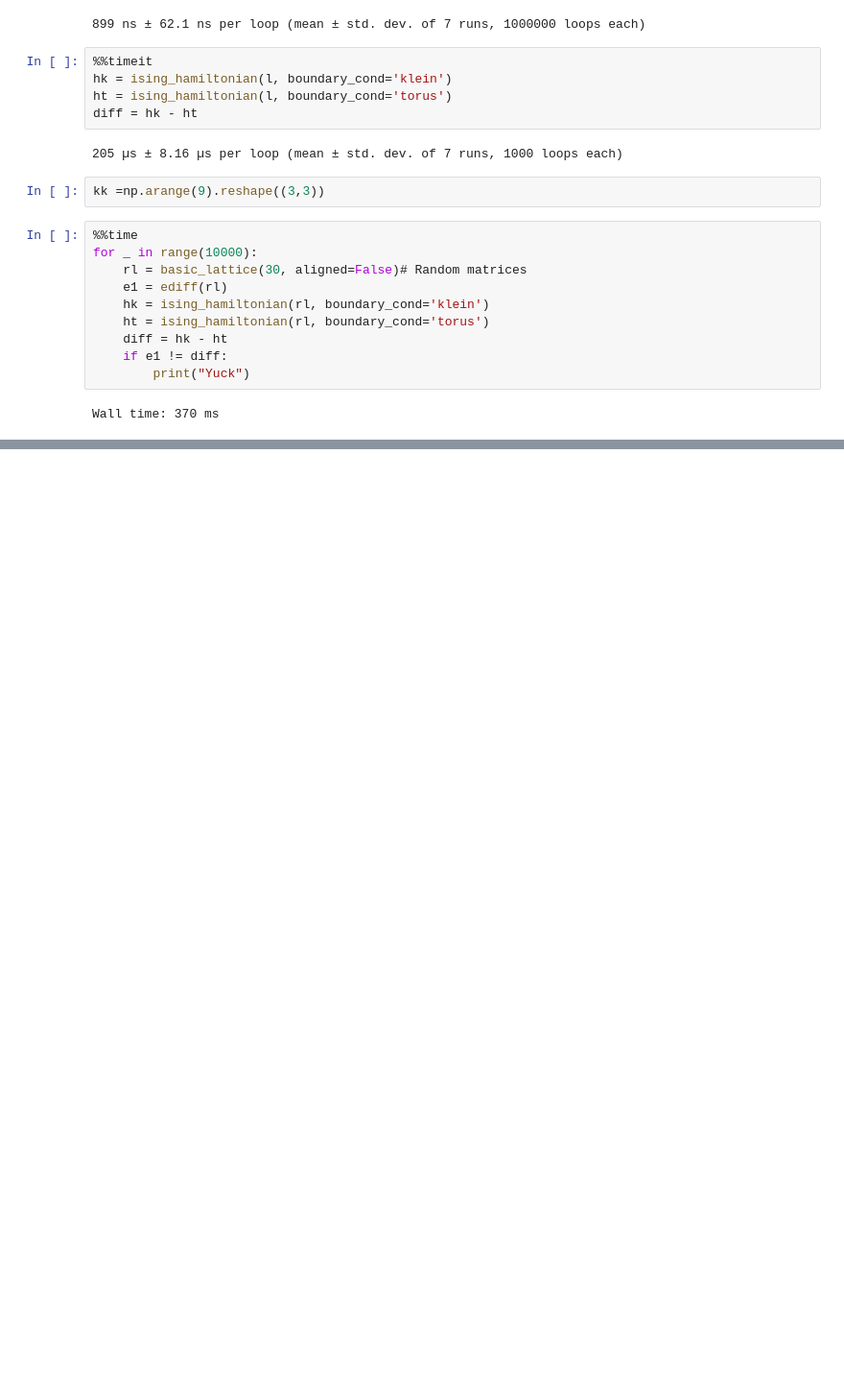
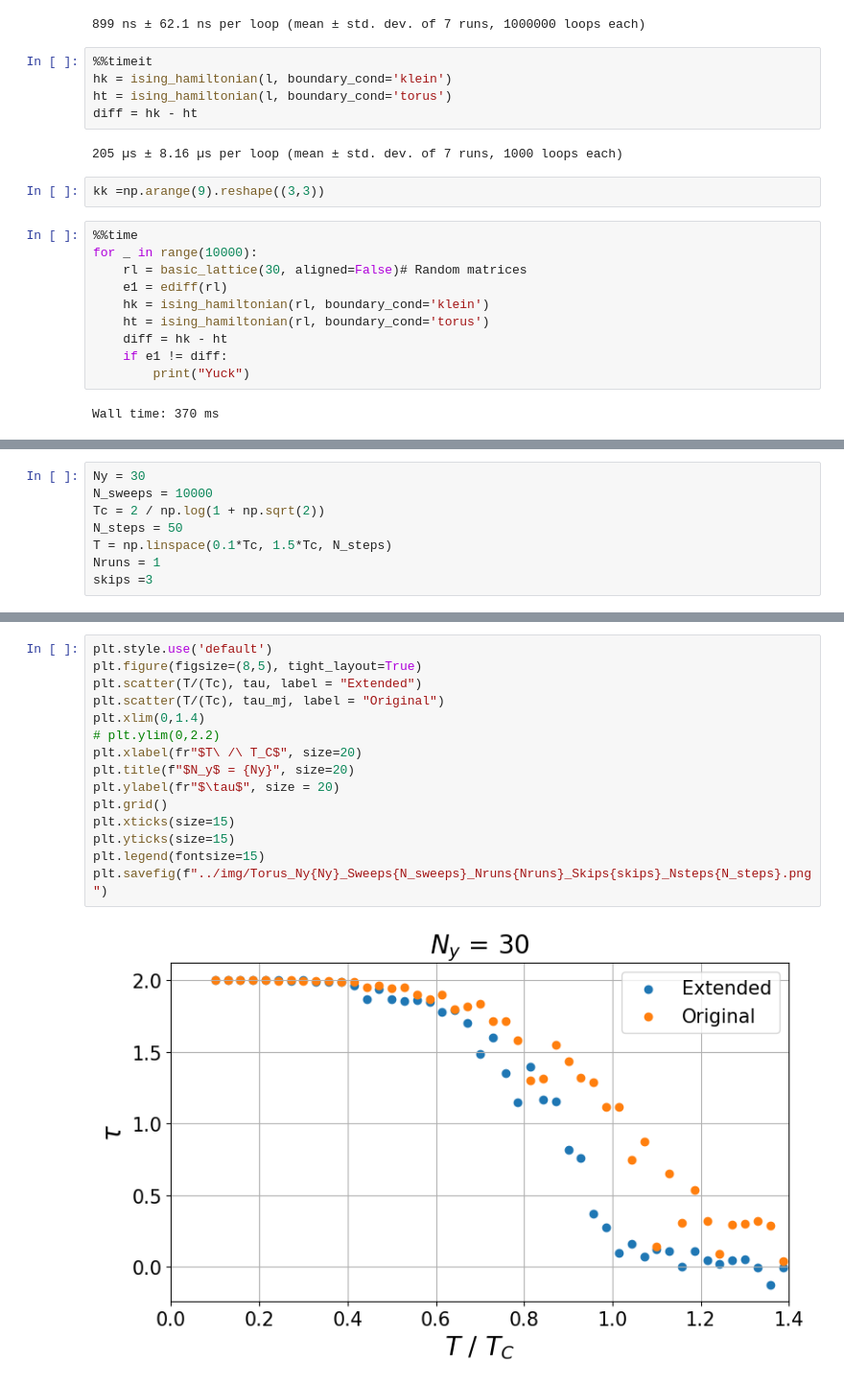
Before and after one commit to kklocker/NumFys, a Jupyter notebook: Exam/src/EMJ.ipynb, the cells around one changed output, grey strips where cells are left out. Shown at 96% size. Cells and saved outputs as stored; diff of their text form; blank space fills up the shorter version.

```diff
--- a/Exam/src/EMJ.ipynb
+++ b/Exam/src/EMJ.ipynb
@@ -239,0 +245,8 @@ Wall time: 370 ms
+# %%
+Ny = 30
+N_sweeps = 10000
+Tc = 2 / np.log(1 + np.sqrt(2))
+N_steps = 50
+T = np.linspace(0.1*Tc, 1.5*Tc, N_steps)
+Nruns = 1
+skips =3
@@ -239,0 +265,17 @@ Wall time: 370 ms
+# %%
+plt.style.use('default')
+plt.figure(figsize=(8,5), tight_layout=True)
+plt.scatter(T/(Tc), tau, label = "Extended")
+plt.scatter(T/(Tc), tau_mj, label = "Original")
+plt.xlim(0,1.4)
+# plt.ylim(0,2.2)
+plt.xlabel(fr"$T\ /\ T_C$", size=20)
+plt.title(f"$N_y$ = {Ny}", size=20)
+plt.ylabel(fr"$\tau$", size = 20)
+plt.grid()
+plt.xticks(size=15)
+plt.yticks(size=15)
+plt.legend(fontsize=15)
+plt.savefig(f"../img/Torus_Ny{Ny}_Sweeps{N_sweeps}_Nruns{Nruns}_Skips{skips}_Nsteps{N_steps}.png")
+# %% [output]
+[figure, added]
```
Also changed, not shown: parts of 6 cells of this notebook, 9 other files.
